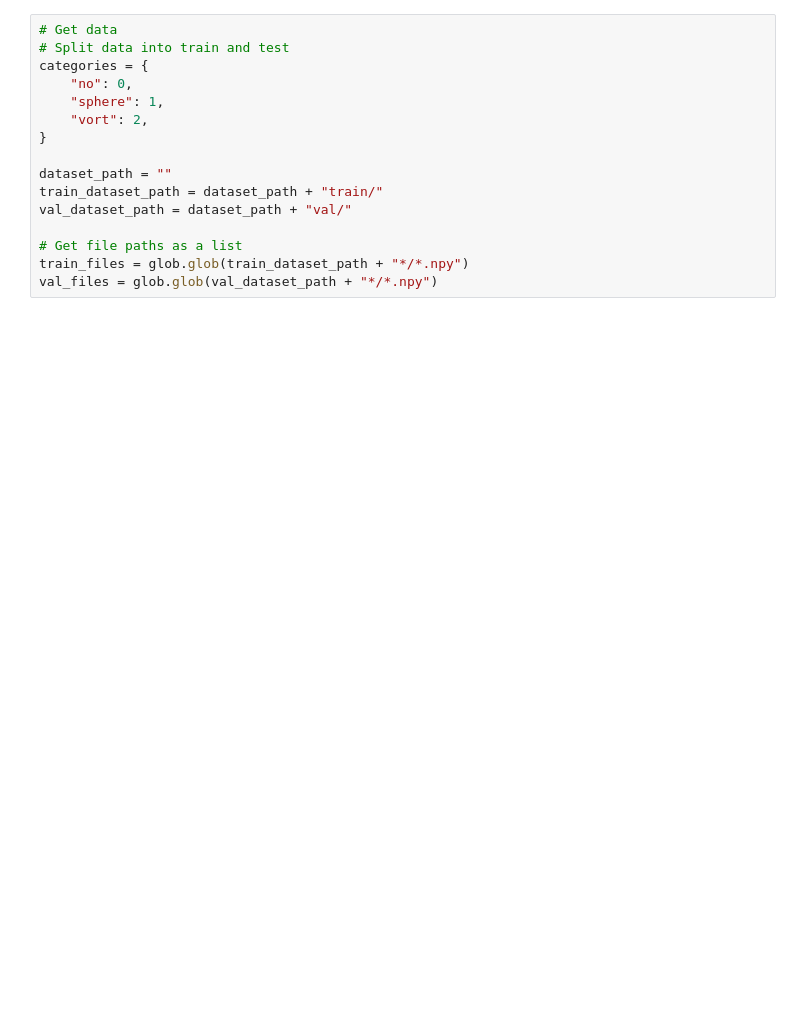
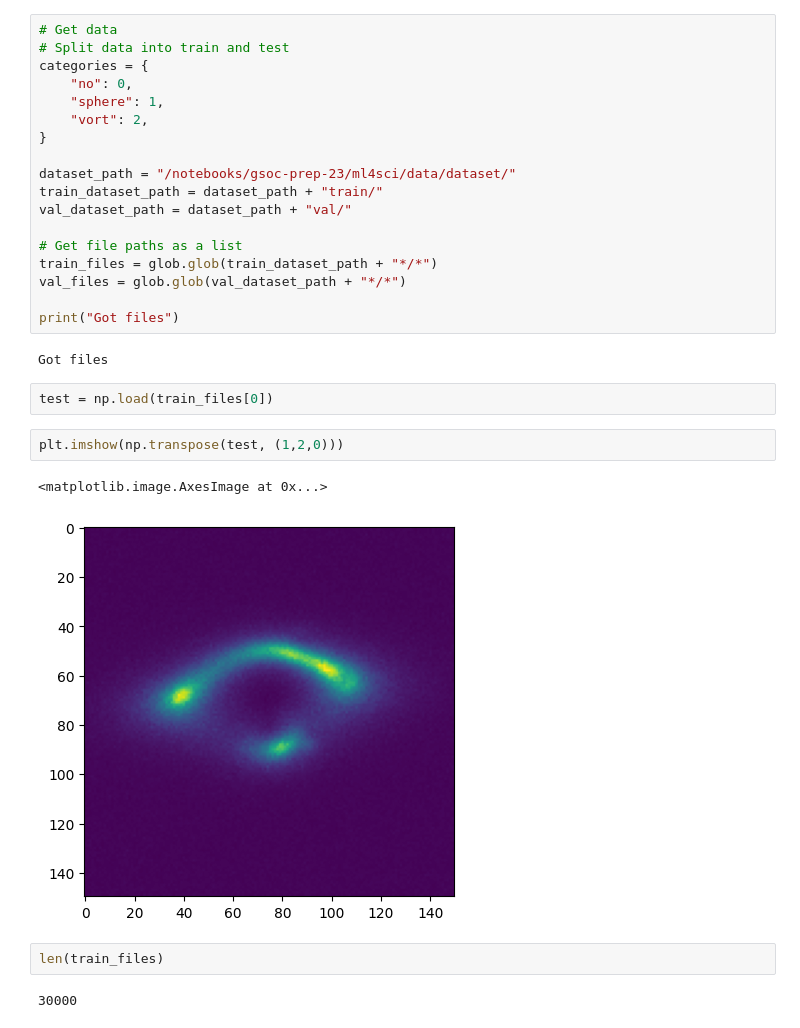
Before and after one commit to LawJarp-A/ml4sci-23, a Jupyter notebook: ml4sci/notebooks/test_1.ipynb, the cells around one changed output. Saved outputs shown, nothing was run; the diff lists cells and outputs as text; blank space fills up the shorter version.

```diff
--- a/ml4sci/notebooks/test_1.ipynb
+++ b/ml4sci/notebooks/test_1.ipynb
@@ -18,13 +38,28 @@ categories = {
     "vort": 2,
 }
 
-dataset_path = ""
+dataset_path = "/notebooks/gsoc-prep-23/ml4sci/data/dataset/"
 train_dataset_path = dataset_path + "train/"
 val_dataset_path = dataset_path + "val/"
 
 # Get file paths as a list
-train_files = glob.glob(train_dataset_path + "*/*.npy")
-val_files = glob.glob(val_dataset_path + "*/*.npy")
+train_files = glob.glob(train_dataset_path + "*/*")
+val_files = glob.glob(val_dataset_path + "*/*")
+
+print("Got files")
+# %% [output]
+Got files
+# %%
+test = np.load(train_files[0])
+# %%
+plt.imshow(np.transpose(test, (1,2,0)))
+# %% [output]
+<matplotlib.image.AxesImage at 0x...>
+[figure, added]
+# %%
+len(train_files)
+# %% [output]
+30000
 # %%
 # Dataset object
 # Use albumentations for data augmentation
```
Also changed, not shown: parts of 23 cells of this notebook, 2 other files.
